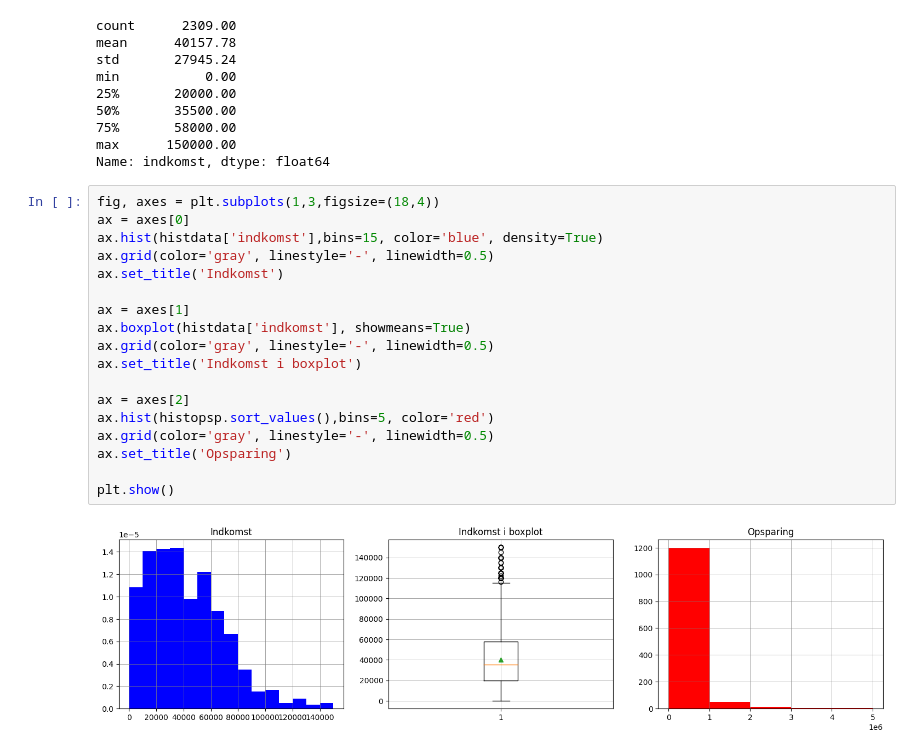
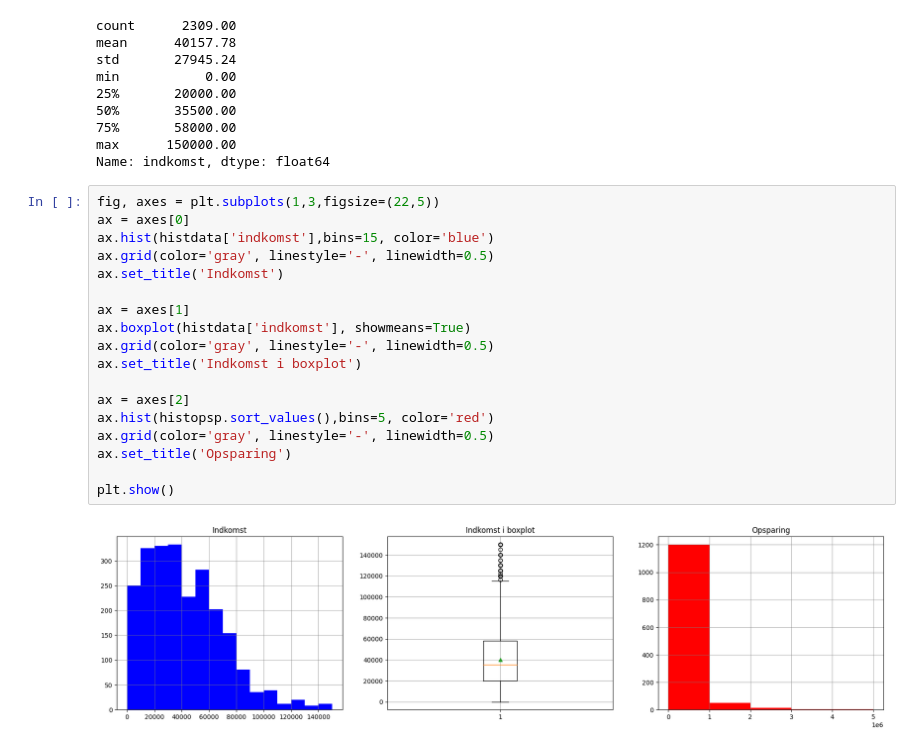
Before and after one commit to Flakvard/statistik, a Jupyter notebook: Opgave 1-3/Opgave_3.ipynb, the cells around one changed output. Drawn from its saved outputs; the diff is of its cells as text.

```diff
--- a/Opgave 1-3/Opgave_3.ipynb
+++ b/Opgave 1-3/Opgave_3.ipynb
@@ -93,22 +93,22 @@ min           0.00
 max      150000.00
 Name: indkomst, dtype: float64
 # %%
-fig, axes = plt.subplots(1,3,figsize=(18,4))
+fig, axes = plt.subplots(1,3,figsize=(22,5))
 ax = axes[0]
-ax.hist(histdata['indkomst'],bins=15, color='blue', density=True)
+ax.hist(histdata['indkomst'],bins=15, color='blue')
 ax.grid(color='gray', linestyle='-', linewidth=0.5)
 ax.set_title('Indkomst')
 
 ax = axes[1]
 ax.boxplot(histdata['indkomst'], showmeans=True)
 ax.grid(color='gray', linestyle='-', linewidth=0.5)
 ax.set_title('Indkomst i boxplot')
 
 ax = axes[2]
 ax.hist(histopsp.sort_values(),bins=5, color='red')
 ax.grid(color='gray', linestyle='-', linewidth=0.5)
 ax.set_title('Opsparing')
 
 plt.show()
 # %% [output]
-[figure, old version]
+[figure, new version]
```
Also changed, not shown: 1 other file.
